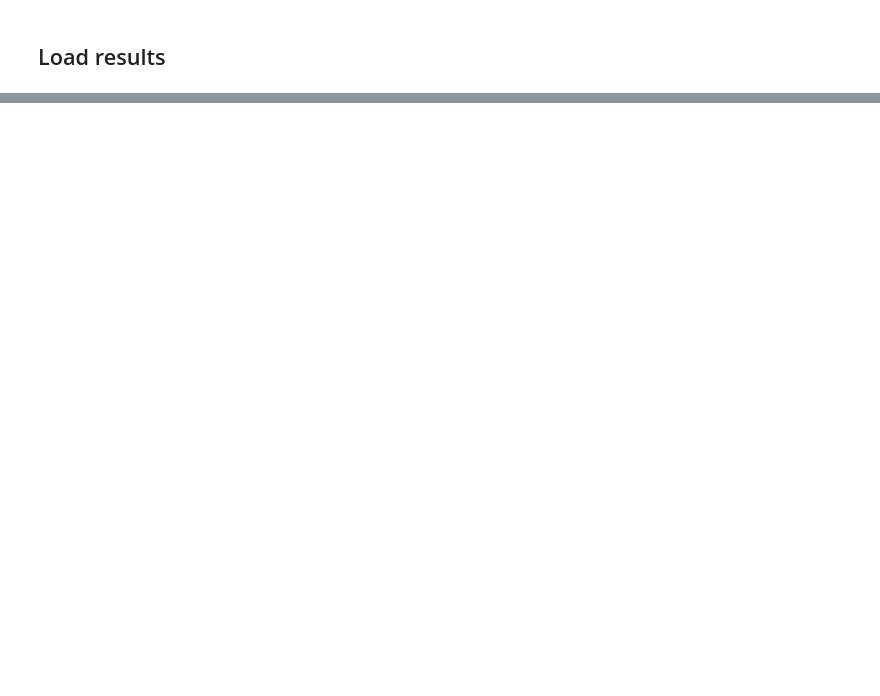
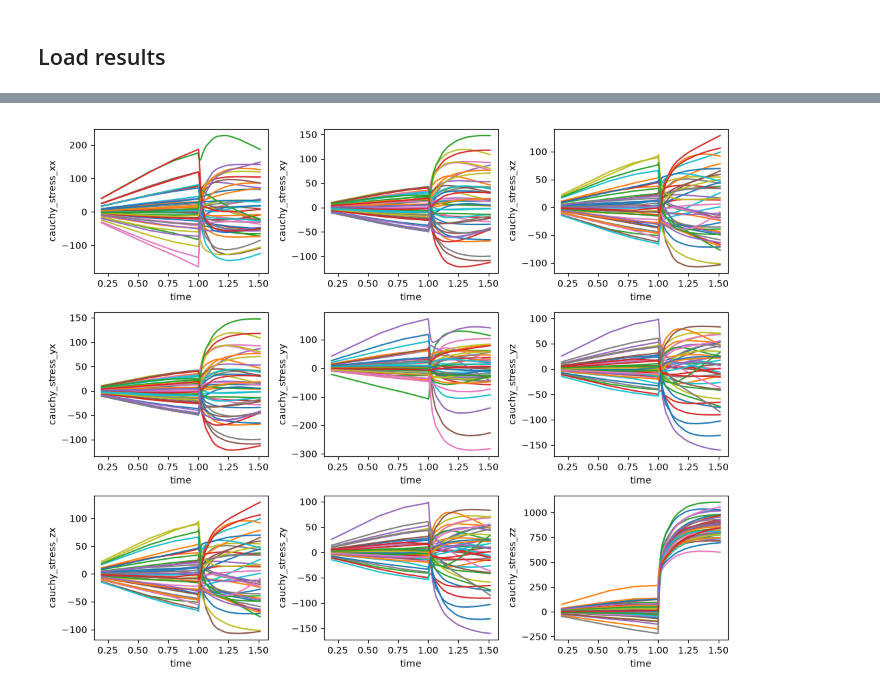
Before and after one commit to applied-material-modeling/graintrace, a Jupyter notebook: docs/tutorials/post-processing.ipynb, the cells around one changed output, grey strips where cells are left out. Saved outputs shown, nothing was run; the diff lists cells and outputs as text; code cells hidden in the pictures; blank space fills up the shorter version.

```diff
--- a/docs/tutorials/post-processing.ipynb
+++ b/docs/tutorials/post-processing.ipynb
@@ -55,0 +147,4 @@ onto an Exodus or VTK mesh via `graintrace.ipf_postprocess.IPFProcessor`.
+# %%
+Image("out/post/cauchy_stress_order2_over_time.png")
+# %% [output]
+[figure, added]
```
Also changed, not shown: parts of 21 cells of this notebook, 18 other files.
